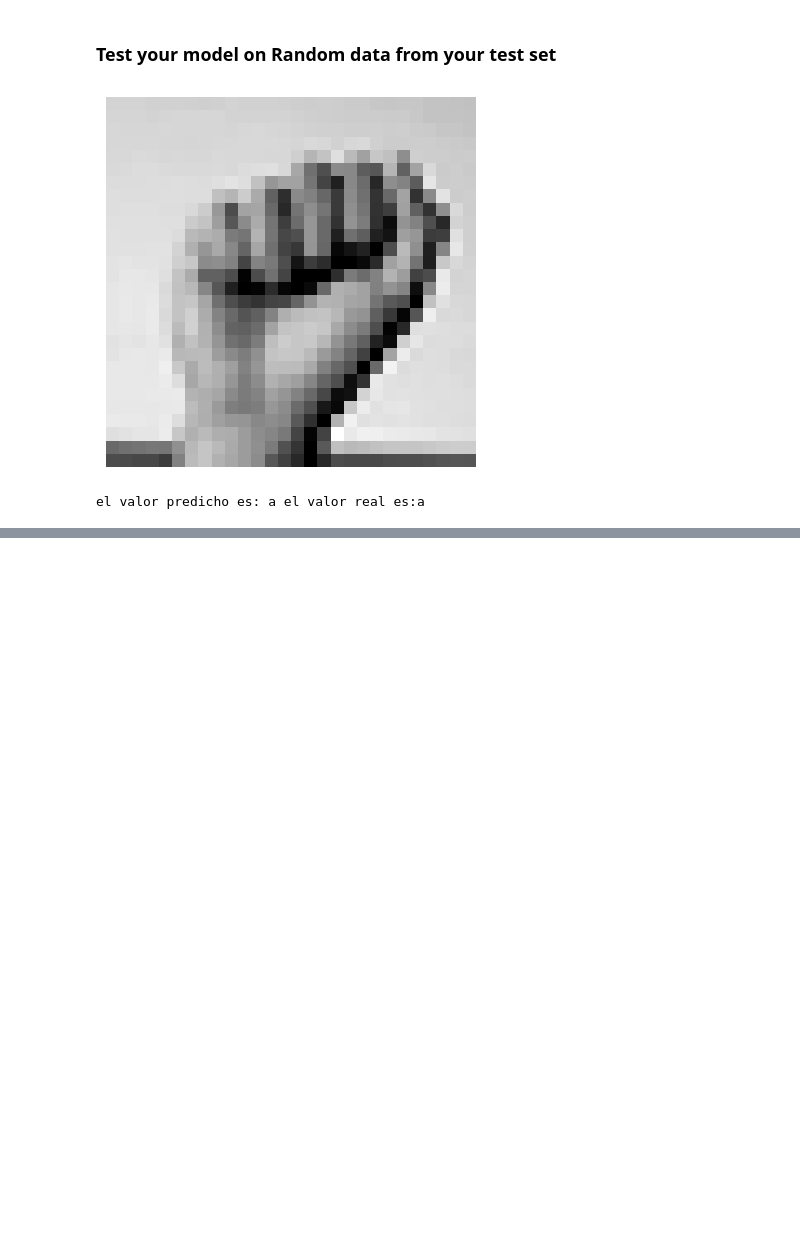
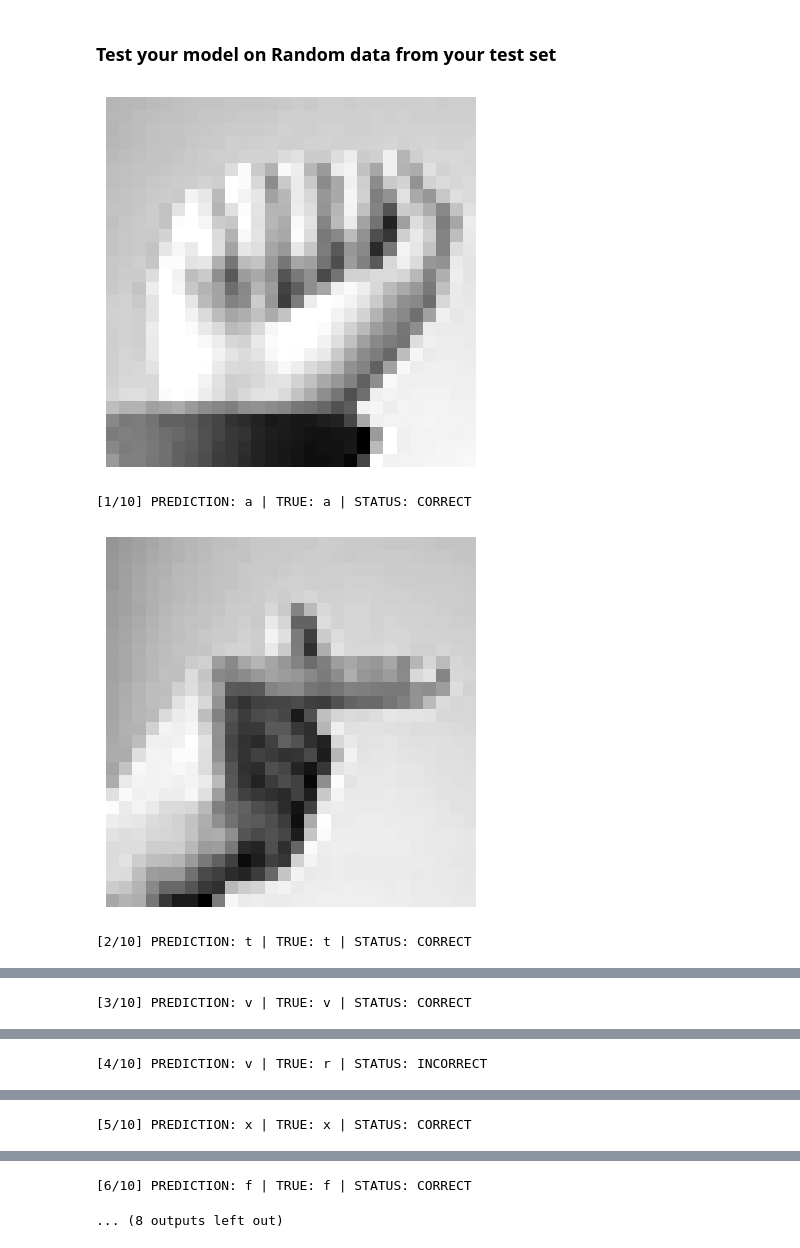
Before and after one commit to Luz026/TC5033_Team30, a Jupyter notebook: A1b_DL_TC5033_AD2023.ipynb, the cells around one changed output, grey strips where cells are left out. Drawn from its saved outputs; the diff is of its cells as text; code cells hidden in the pictures; blank space fills up the shorter version.

```diff
--- a/A1b_DL_TC5033_AD2023.ipynb
+++ b/A1b_DL_TC5033_AD2023.ipynb
@@ -305,10 +308,50 @@ print(accuracy(x_test, y_test, mb_size))
 # %% [markdown]
 ### Test your model on Random data from your test set
-# %%
-idx = np.random.randint(len(y_test))
-plot_number(x_test[idx].reshape(28,28))
-pred = model.predict(x_test[idx].reshape(-1, 1))
-print(f'el valor predicho es: {alphabet[pred]} el valor real es:{alphabet[y_test[idx]]}')
-# %% [output]
-[figure, removed]
-el valor predicho es: a el valor real es:a
+# %%
+def test_random_samples(n=5, seed=None):
+    """
+    Run n random prediction tests on the test set.
+
+    Parameters
+    ----------
+    n : int
+        Number of random samples to test.
+    seed : int or None
+        Optional random seed for reproducibility.
+    """
+    if seed is not None:
+        np.random.seed(seed)
+
+    correct = 0
+
+    for t in range(1, n + 1):
+        # Pick a random test sample index
+        idx = np.random.randint(len(y_test))
+
+        # Visualize the corresponding 28x28 grayscale image
+        plot_number(x_test[idx].reshape(28, 28))
+
+        # Prepare the sample as a column vector (features, 1) and get the predicted class index
+        pred = model.predict(x_test[idx].reshape(-1, 1))
+
+        # Map class indices to letters for readability
+        pred_letter = alphabet[pred]
+        true_letter = alphabet[y_test[idx]]
+
+        # Determine if the prediction matches the ground truth
+        status = "CORRECT" if pred == y_test[idx] else "INCORRECT"
+        correct += (status == "CORRECT")
+
+        # Print a clear, uppercase status along with predicted vs. true labels
+        print(f"[{t}/{n}] PREDICTION: {pred_letter} | TRUE: {true_letter} | STATUS: {status}")
+
+    # Summary of the mini test session
+    print(f"\nSUMMARY: {correct}/{n} correct "
+          f"({100.0 * correct / max(1, n):.2f}% accuracy over random samples)")
+# %%
+test_random_samples(n=10, seed=42)
+# %% [output]
+[figure, added]
+[1/10] PREDICTION: a | TRUE: a | STATUS: CORRECT
+[figure, added]
+[2/10] PREDICTION: t | TRUE: t | STATUS: CORRECT
@@ -314,0 +359 @@ el valor predicho es: a el valor real es:a
+[3/10] PREDICTION: v | TRUE: v | STATUS: CORRECT
@@ -314,0 +361 @@ el valor predicho es: a el valor real es:a
+[4/10] PREDICTION: v | TRUE: r | STATUS: INCORRECT
@@ -314,0 +363 @@ el valor predicho es: a el valor real es:a
+[5/10] PREDICTION: x | TRUE: x | STATUS: CORRECT
@@ -314,0 +365,2 @@ el valor predicho es: a el valor real es:a
+[6/10] PREDICTION: f | TRUE: f | STATUS: CORRECT
+... (8 outputs left out)
```
Also changed, not shown: parts of 5 cells of this notebook.
